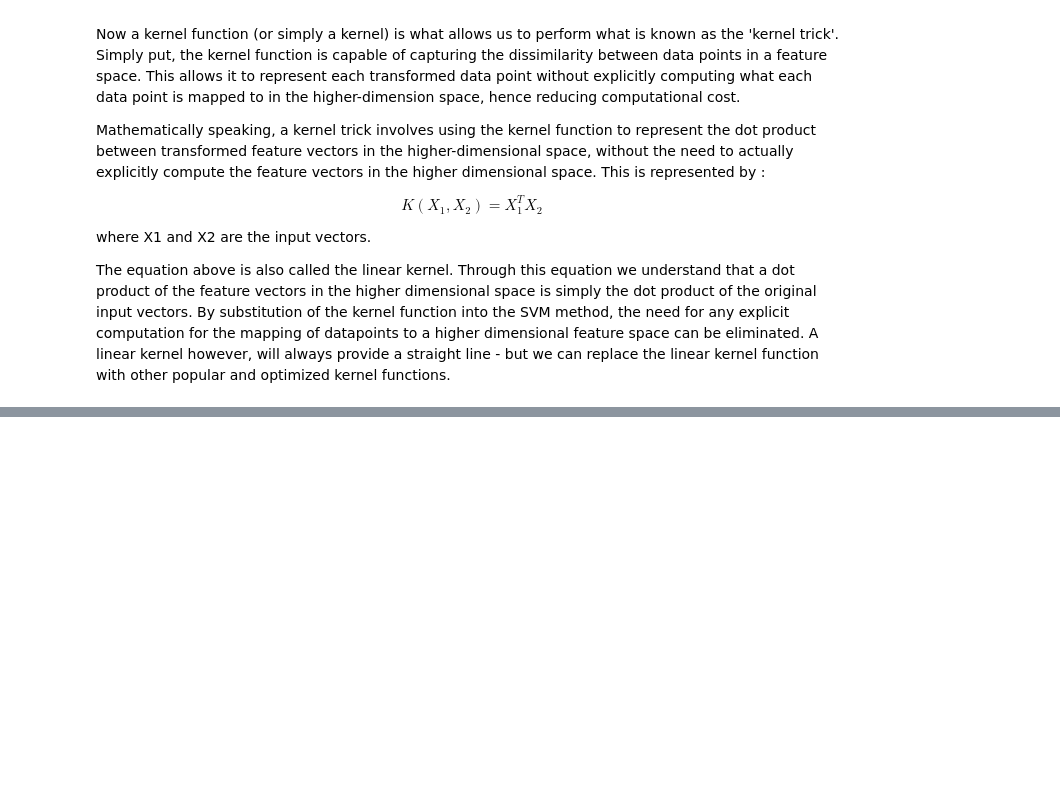
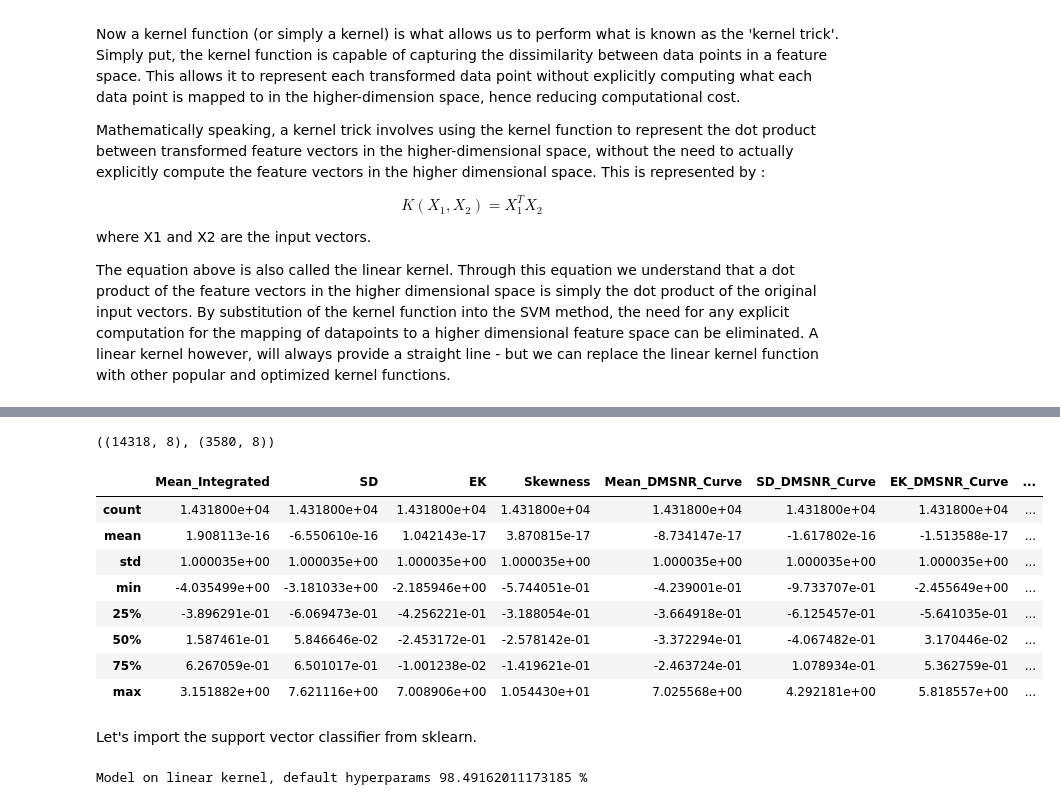
Before and after one commit to snowclipsed/100daysofml, a Jupyter notebook: Day 7/Day 7 SVM.ipynb, the cells around one changed output, grey strips where cells are left out. Saved outputs shown, nothing was run; the diff lists cells and outputs as text; code cells hidden in the pictures; blank space fills up the shorter version.

```diff
--- a/Day 7/Day 7 SVM.ipynb
+++ b/Day 7/Day 7 SVM.ipynb
@@ -92,0 +215,35 @@ $$ K(X_1,X_2) = X_1 ^T X_2 $$
+# %%
+from sklearn.model_selection import train_test_split
+
+X_train, X_test, y_train, y_test = train_test_split(X, y, test_size = 0.2, random_state=0)
+# %%
+X_train.shape, X_test.shape
+# %% [output]
+((14318, 8), (3580, 8))
+# %%
+cols = X_train.columns
+# %%
+
+from sklearn.preprocessing import StandardScaler
+
+scaler = StandardScaler()
+
+X_train = scaler.fit_transform(X_train)
+X_test = scaler.fit_transform(X_test)
+# %%
+X_train = pd.DataFrame(X_train, columns = [cols])
+X_test = pd.DataFrame(X_test, columns=[cols])
+# %%
+X_train.describe()
+# %% [output]
+|  | Mean_Integrated | SD | EK | Skewness | Mean_DMSNR_Curve | SD_DMSNR_Curve | EK_DMSNR_Curve | ... |
+| count | 1.431800e+04 | 1.431800e+04 | 1.431800e+04 | 1.431800e+04 | 1.431800e+04 | 1.431800e+04 | 1.431800e+04 | ... |
+| mean | 1.908113e-16 | -6.550610e-16 | 1.042143e-17 | 3.870815e-17 | -8.734147e-17 | -1.617802e-16 | -1.513588e-17 | ... |
+| std | 1.000035e+00 | 1.000035e+00 | 1.000035e+00 | 1.000035e+00 | 1.000035e+00 | 1.000035e+00 | 1.000035e+00 | ... |
+| min | -4.035499e+00 | -3.181033e+00 | -2.185946e+00 | -5.744051e-01 | -4.239001e-01 | -9.733707e-01 | -2.455649e+00 | ... |
+| 25% | -3.896291e-01 | -6.069473e-01 | -4.256221e-01 | -3.188054e-01 | -3.664918e-01 | -6.125457e-01 | -5.641035e-01 | ... |
+| 50% | 1.587461e-01 | 5.846646e-02 | -2.453172e-01 | -2.578142e-01 | -3.372294e-01 | -4.067482e-01 | 3.170446e-02 | ... |
+| 75% | 6.267059e-01 | 6.501017e-01 | -1.001238e-02 | -1.419621e-01 | -2.463724e-01 | 1.078934e-01 | 5.362759e-01 | ... |
+| max | 3.151882e+00 | 7.621116e+00 | 7.008906e+00 | 1.054430e+01 | 7.025568e+00 | 4.292181e+00 | 5.818557e+00 | ... |
+# %% [markdown]
+Let's import the support vector classifier from sklearn.
@@ -92,0 +255,10 @@ $$ K(X_1,X_2) = X_1 ^T X_2 $$
+# %%
+svc = SVC(kernel='linear')
+
+svc.fit(X_train, y_train)
+
+y_pred = svc.predict(X_test)
+
+print("Model on linear kernel, default hyperparams", format(accuracy_score(y_test, y_pred)*100), "%")
+# %% [output]
+Model on linear kernel, default hyperparams 98.49162011173185 %
```
Also changed, not shown: parts of 12 cells of this notebook, 1 other file.
